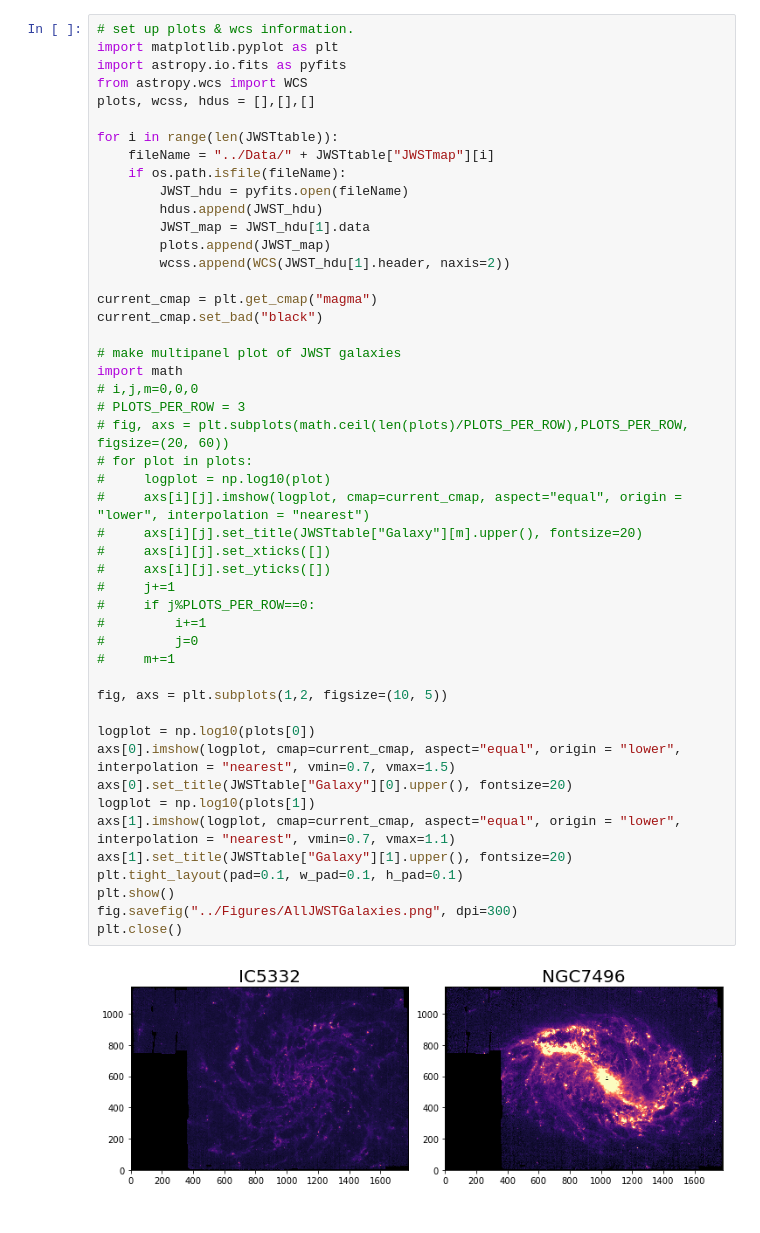
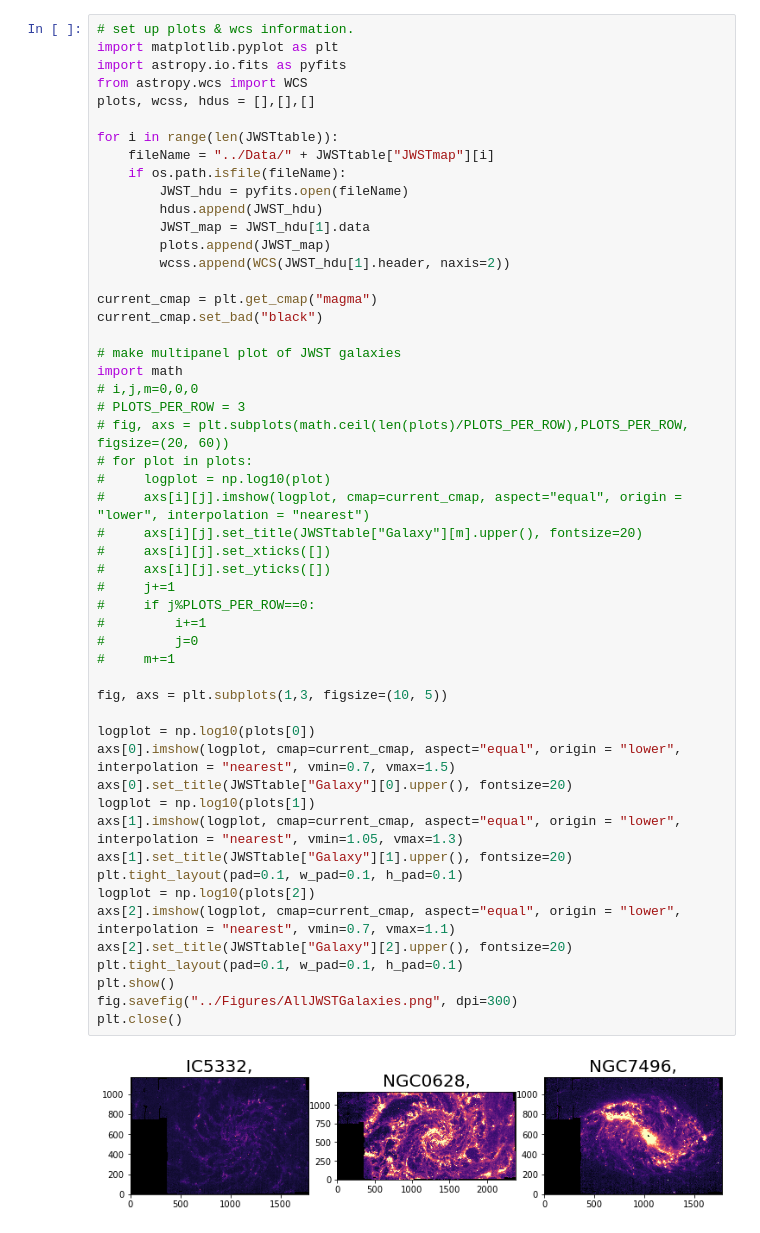
Before and after one commit to NessMayker/SNeJWST, a Jupyter notebook: Code/0.JWST_MIRI_Images.ipynb, the cells around one changed output. Drawn from its saved outputs; the diff is of its cells as text.

```diff
--- a/Code/0.JWST_MIRI_Images.ipynb
+++ b/Code/0.JWST_MIRI_Images.ipynb
@@ -72,33 +69,37 @@ current_cmap = plt.get_cmap("magma")
 current_cmap.set_bad("black")
 
 # make multipanel plot of JWST galaxies
 import math
 # i,j,m=0,0,0
 # PLOTS_PER_ROW = 3
 # fig, axs = plt.subplots(math.ceil(len(plots)/PLOTS_PER_ROW),PLOTS_PER_ROW, figsize=(20, 60))
 # for plot in plots:
 #     logplot = np.log10(plot)
 #     axs[i][j].imshow(logplot, cmap=current_cmap, aspect="equal", origin = "lower", interpolation = "nearest")
 #     axs[i][j].set_title(JWSTtable["Galaxy"][m].upper(), fontsize=20)
 #     axs[i][j].set_xticks([])
 #     axs[i][j].set_yticks([])
 #     j+=1
 #     if j%PLOTS_PER_ROW==0:
 #         i+=1
 #         j=0
 #     m+=1
 
-fig, axs = plt.subplots(1,2, figsize=(10, 5))
+fig, axs = plt.subplots(1,3, figsize=(10, 5))
 
 logplot = np.log10(plots[0])
 axs[0].imshow(logplot, cmap=current_cmap, aspect="equal", origin = "lower", interpolation = "nearest", vmin=0.7, vmax=1.5)
 axs[0].set_title(JWSTtable["Galaxy"][0].upper(), fontsize=20)
 logplot = np.log10(plots[1])
-axs[1].imshow(logplot, cmap=current_cmap, aspect="equal", origin = "lower", interpolation = "nearest", vmin=0.7, vmax=1.1)
+axs[1].imshow(logplot, cmap=current_cmap, aspect="equal", origin = "lower", interpolation = "nearest", vmin=1.05, vmax=1.3)
 axs[1].set_title(JWSTtable["Galaxy"][1].upper(), fontsize=20)
+plt.tight_layout(pad=0.1, w_pad=0.1, h_pad=0.1)
+logplot = np.log10(plots[2])
+axs[2].imshow(logplot, cmap=current_cmap, aspect="equal", origin = "lower", interpolation = "nearest", vmin=0.7, vmax=1.1)
+axs[2].set_title(JWSTtable["Galaxy"][2].upper(), fontsize=20)
 plt.tight_layout(pad=0.1, w_pad=0.1, h_pad=0.1)
 plt.show()
 fig.savefig("../Figures/AllJWSTGalaxies.png", dpi=300)
 plt.close()
 # %% [output]
-[figure, old version]
+[figure, new version]
```
Also changed, not shown: parts of 4 cells of this notebook, 8 other files.
